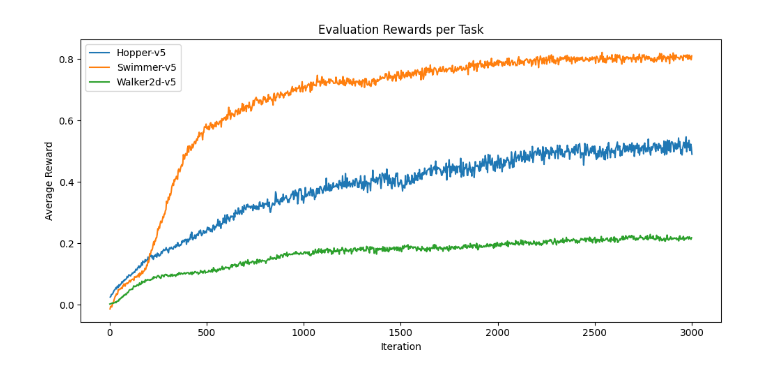
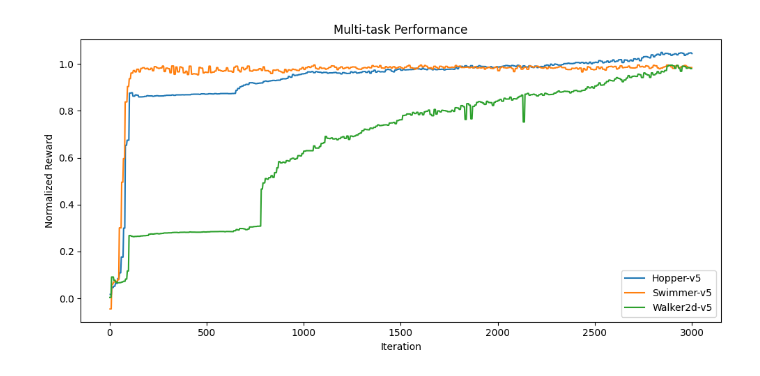
Before and after one commit to nicolapitzalis/continual-es, a Jupyter notebook: plotter.ipynb, the cells around one changed output. Drawn from its saved outputs; the diff is of its cells as text; code cells hidden in the pictures.

```diff
--- a/plotter.ipynb
+++ b/plotter.ipynb
@@ -111,35 +149,42 @@ for paths in all_paths:
 # %%
 import pandas as pd
+import numpy as np
 import matplotlib.pyplot as plt
 
 # Load CSV
-df = pd.read_csv("/home/n.pitzalis/es/logs/csv/log_Walker2d-v5_Swimmer-v5_Hopper-v5_s0.1_a0.05_n12_b32_w0.0_centered_amsFalse_daFalse_cNone.csv")
-hopper_max_rew = pd.read_csv("/home/n.pitzalis/es/logs/csv/log_Hopper-v5_s0.1_a0.05_n12_b32_w0.0_centered_amsTrue_daFalse_cNone.csv")[:1000]['avg_reward'].max()
-swimmer_max_rew = pd.read_csv("/home/n.pitzalis/es/logs/csv/log_Swimmer-v5_s0.1_a0.05_n12_b32_w0.0_centered_amsTrue_daFalse_cNone.csv")[:1000]['avg_reward'].max()
-walker_max_rew = pd.read_csv("/home/n.pitzalis/es/logs/csv/log_Walker2d-v5_s0.1_a0.05_n12_b32_w0.0_centered_amsTrue_daFalse_cNone.csv")[:1000]['avg_reward'].max()
+df = pd.read_csv("/home/n.pitzalis/es/logs/csv/log_Walker2d-v5_Swimmer-v5_Hopper-v5_s0.1_a0.05_i3000_b32_w0.0_centered_amsTrue.csv")
+
+# Single-task maxima from eval_curr_policy
+hopper_max_rew = pd.read_csv("/home/n.pitzalis/es/logs/csv/log_Hopper-v5_s0.1_a0.05_i3000_b32_w0.0_centered_amsTrue.csv")[:1000]['eval_curr_policy'].max()
+swimmer_max_rew = pd.read_csv("/home/n.pitzalis/es/logs/csv/log_Swimmer-v5_s0.1_a0.05_i3000_b32_w0.0_centered_amsTrue.csv")[:1000]['eval_curr_policy'].max()
+walker_max_rew = pd.read_csv("/home/n.pitzalis/es/logs/csv/log_Walker2d-v5_s0.1_a0.05_i3000_b32_w0.0_centered_amsTrue.csv")[:1000]['eval_curr_policy'].max()
 
 max_rews = {
     "Hopper-v5": hopper_max_rew,
     "Swimmer-v5": swimmer_max_rew,
     "Walker2d-v5": walker_max_rew
 }
 
-# Normalize rewards
-df["normalized_reward"] = df.apply(lambda row: row["avg_reward"] / max_rews[row["env"]], axis=1)
+# Build per-row eval value from the corresponding env column; fill between evals
+df['eval_value'] = np.nan
+for env in max_rews.keys():
+    col = f"{env}_eval_curr_policy"
+    filled = df[col].ffill().bfill()
+    df.loc[df['env'] == env, 'eval_value'] = filled
 
+# Normalize
+df['normalized_reward'] = df.apply(lambda r: r['eval_value'] / max_rews[r['env']], axis=1)
 
+# Plot
 plt.figure(figsize=(10, 5))
-# Group by task and plot on same axes
 for env, group in df.groupby("env"):
     plt.plot(group["iteration"], group["normalized_reward"], label=env)
 
-
-# Formatting
 plt.xlabel("Iteration")
-plt.ylabel("Average Reward")
-plt.title("Evaluation Rewards per Task")
+plt.ylabel("Normalized Reward")
+plt.title("Multi-task Performance")
 plt.legend()
 plt.tight_layout()
 plt.show()
 # %% [output]
-[figure, old version]
+[figure, new version]
```
Also changed, not shown: parts of 6 cells of this notebook, 11 other files.
